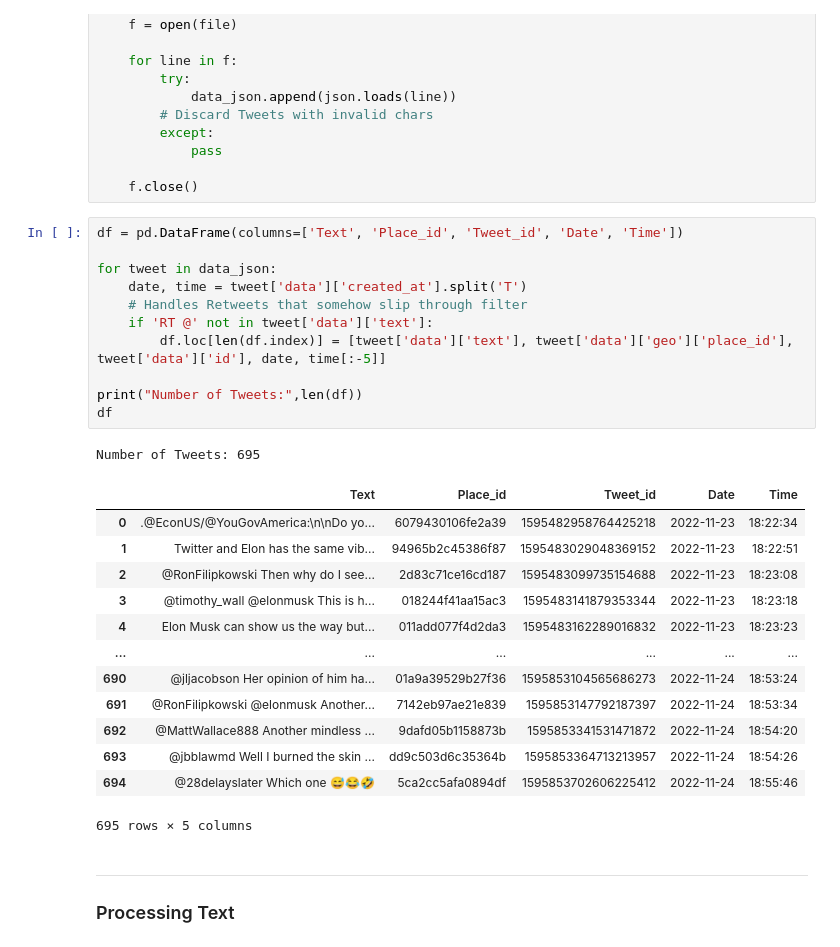
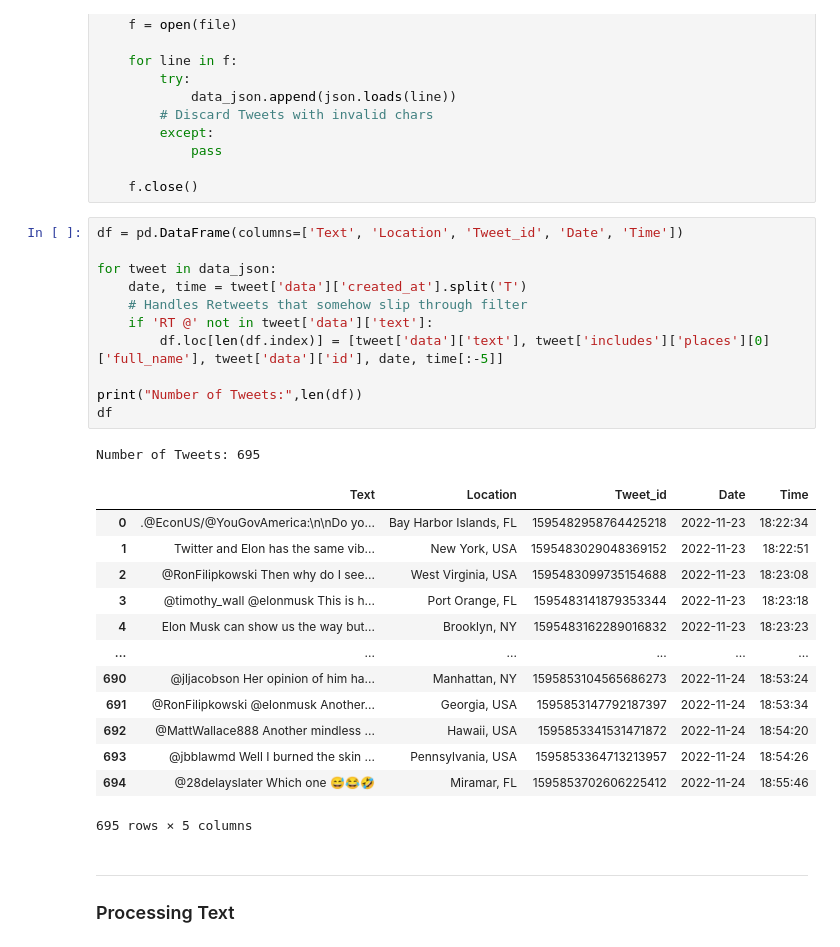
Before and after one commit to jacknuge28/CSE482_Project, a Jupyter notebook: 004_Pull_Tweets_V2.ipynb, the cells around one changed output. Drawn from its saved outputs; the diff is of its cells as text.

Commit message:
Changed place_id to proper location

```diff
--- a/004_Pull_Tweets_V2.ipynb
+++ b/004_Pull_Tweets_V2.ipynb
@@ -50,30 +50,30 @@ for file in files:
 
     f.close()
 # %%
-df = pd.DataFrame(columns=['Text', 'Place_id', 'Tweet_id', 'Date', 'Time'])
+df = pd.DataFrame(columns=['Text', 'Location', 'Tweet_id', 'Date', 'Time'])
 
 for tweet in data_json:
     date, time = tweet['data']['created_at'].split('T')
     # Handles Retweets that somehow slip through filter
     if 'RT @' not in tweet['data']['text']:
-        df.loc[len(df.index)] = [tweet['data']['text'], tweet['data']['geo']['place_id'], tweet['data']['id'], date, time[:-5]]
+        df.loc[len(df.index)] = [tweet['data']['text'], tweet['includes']['places'][0]['full_name'], tweet['data']['id'], date, time[:-5]]
 
 print("Number of Tweets:",len(df))
 df
 # %% [output]
 Number of Tweets: 695
-|  | Text | Place_id | Tweet_id | Date | Time |
-| 0 | .@EconUS/@YouGovAmerica:\n\nDo yo... | 6079430106fe2a39 | 1595482958764425218 | 2022-11-23 | 18:22:34 |
-| 1 | Twitter and Elon has the same vib... | 94965b2c45386f87 | 1595483029048369152 | 2022-11-23 | 18:22:51 |
-| 2 | @RonFilipkowski Then why do I see... | 2d83c71ce16cd187 | 1595483099735154688 | 2022-11-23 | 18:23:08 |
-| 3 | @timothy_wall @elonmusk This is h... | 018244f41aa15ac3 | 1595483141879353344 | 2022-11-23 | 18:23:18 |
-| 4 | Elon Musk can show us the way but... | 011add077f4d2da3 | 1595483162289016832 | 2022-11-23 | 18:23:23 |
+|  | Text | Location | Tweet_id | Date | Time |
+| 0 | .@EconUS/@YouGovAmerica:\n\nDo yo... | Bay Harbor Islands, FL | 1595482958764425218 | 2022-11-23 | 18:22:34 |
+| 1 | Twitter and Elon has the same vib... | New York, USA | 1595483029048369152 | 2022-11-23 | 18:22:51 |
+| 2 | @RonFilipkowski Then why do I see... | West Virginia, USA | 1595483099735154688 | 2022-11-23 | 18:23:08 |
+| 3 | @timothy_wall @elonmusk This is h... | Port Orange, FL | 1595483141879353344 | 2022-11-23 | 18:23:18 |
+| 4 | Elon Musk can show us the way but... | Brooklyn, NY | 1595483162289016832 | 2022-11-23 | 18:23:23 |
 | ... | ... | ... | ... | ... | ... |
-| 690 | @jljacobson Her opinion of him ha... | 01a9a39529b27f36 | 1595853104565686273 | 2022-11-24 | 18:53:24 |
-| 691 | @RonFilipkowski @elonmusk Another... | 7142eb97ae21e839 | 1595853147792187397 | 2022-11-24 | 18:53:34 |
-| 692 | @MattWallace888 Another mindless ... | 9dafd05b1158873b | 1595853341531471872 | 2022-11-24 | 18:54:20 |
-| 693 | @jbblawmd Well I burned the skin ... | dd9c503d6c35364b | 1595853364713213957 | 2022-11-24 | 18:54:26 |
-| 694 | @28delayslater Which one 😅😂🤣 | 5ca2cc5afa0894df | 1595853702606225412 | 2022-11-24 | 18:55:46 |
+| 690 | @jljacobson Her opinion of him ha... | Manhattan, NY | 1595853104565686273 | 2022-11-24 | 18:53:24 |
+| 691 | @RonFilipkowski @elonmusk Another... | Georgia, USA | 1595853147792187397 | 2022-11-24 | 18:53:34 |
+| 692 | @MattWallace888 Another mindless ... | Hawaii, USA | 1595853341531471872 | 2022-11-24 | 18:54:20 |
+| 693 | @jbblawmd Well I burned the skin ... | Pennsylvania, USA | 1595853364713213957 | 2022-11-24 | 18:54:26 |
+| 694 | @28delayslater Which one 😅😂🤣 | Miramar, FL | 1595853702606225412 | 2022-11-24 | 18:55:46 |
 695 rows × 5 columns
 # %% [markdown]
 ---
```
Also changed, not shown: parts of 4 cells of this notebook.
